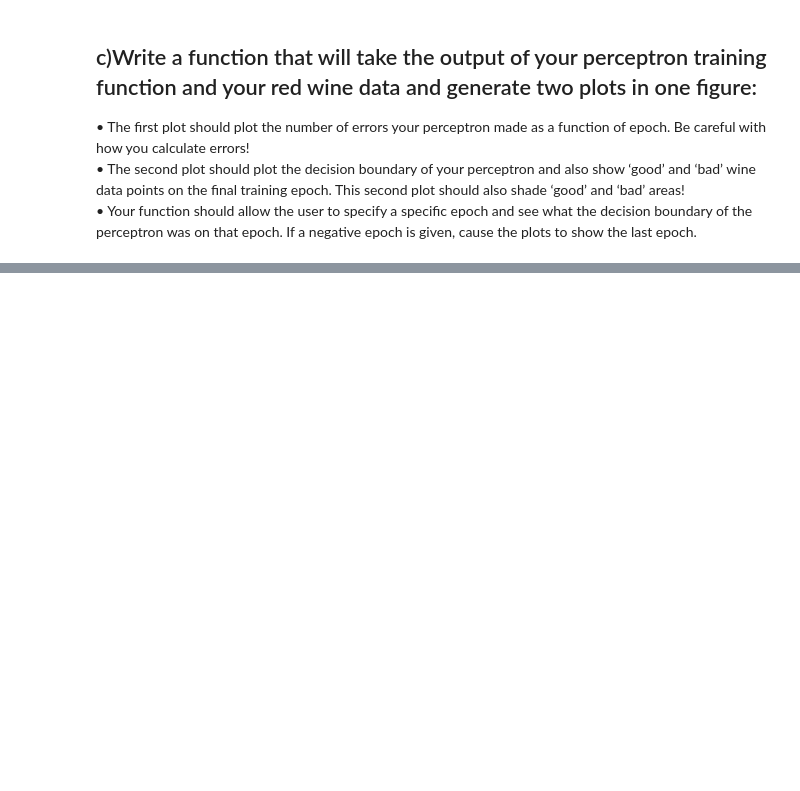
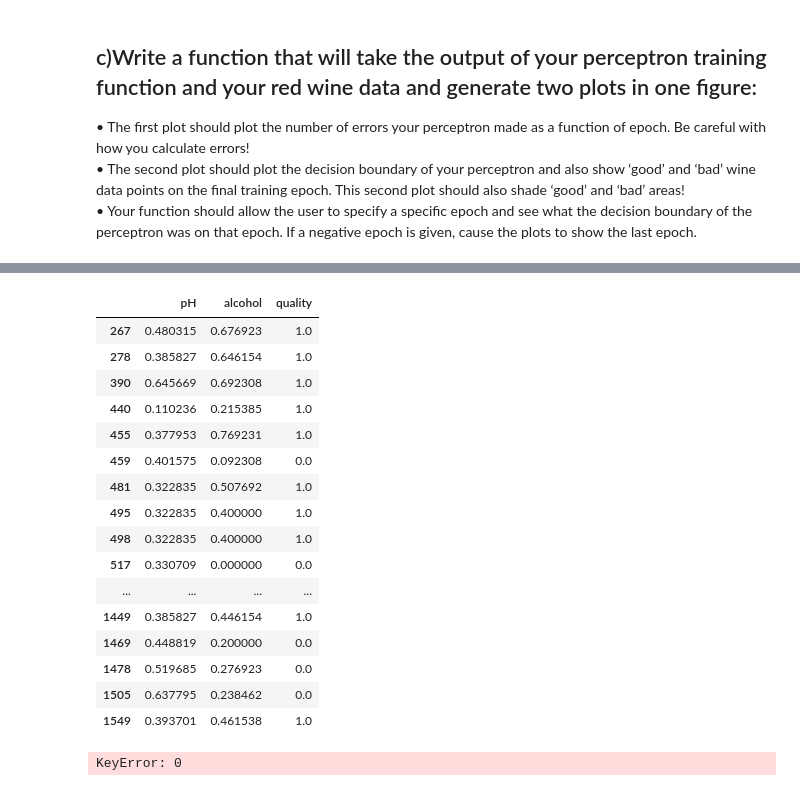
Before and after one commit to mfriaspina/ft_sommelier, a Jupyter notebook: sommelier.ipynb, the cells around one changed output, grey strips where cells are left out. Cells and saved outputs as stored; diff of their text form; code cells hidden in the pictures; blank space fills up the shorter version.

```diff
--- a/sommelier.ipynb
+++ b/sommelier.ipynb
@@ -216,0 +212,42 @@ plot_performance(final, simple, good, bad)
+# %%
+#This function scales the data to all be between 0 and 1
+def mean_normal(data):
+    df = data.copy()
+    normalized_df=(df-df.mean())/df.std()
+    return (normalized_df)
+
+def min_max_normal(data):
+    df = data.copy()
+    normalized_df=(df-df.min())/(df.max()-df.min())
+    return (normalized_df)
+# %%
+min_max = min_max_normal(red)
+new_good = 1
+new_bad = 0
+# %%
+simple = min_max[['pH', 'alcohol', 'quality']]
+simple = simple[(simple.quality >= new_good) | (simple.quality <= new_bad)]
+simple
+# %% [output]
+|  | pH | alcohol | quality |
+| 267 | 0.480315 | 0.676923 | 1.0 |
+| 278 | 0.385827 | 0.646154 | 1.0 |
+| 390 | 0.645669 | 0.692308 | 1.0 |
+| 440 | 0.110236 | 0.215385 | 1.0 |
+| 455 | 0.377953 | 0.769231 | 1.0 |
+| 459 | 0.401575 | 0.092308 | 0.0 |
+| 481 | 0.322835 | 0.507692 | 1.0 |
+| 495 | 0.322835 | 0.400000 | 1.0 |
+| 498 | 0.322835 | 0.400000 | 1.0 |
+| 517 | 0.330709 | 0.000000 | 0.0 |
+| ... | ... | ... | ... |
+| 1449 | 0.385827 | 0.446154 | 1.0 |
+| 1469 | 0.448819 | 0.200000 | 0.0 |
+| 1478 | 0.519685 | 0.276923 | 0.0 |
+| 1505 | 0.637795 | 0.238462 | 0.0 |
+| 1549 | 0.393701 | 0.461538 | 1.0 |
+# %%
+final = train(simple, 0)
+final[-1]
+# %% [output]
+KeyError: 0
```
Also changed, not shown: parts of 10 cells of this notebook, 1 other file.
